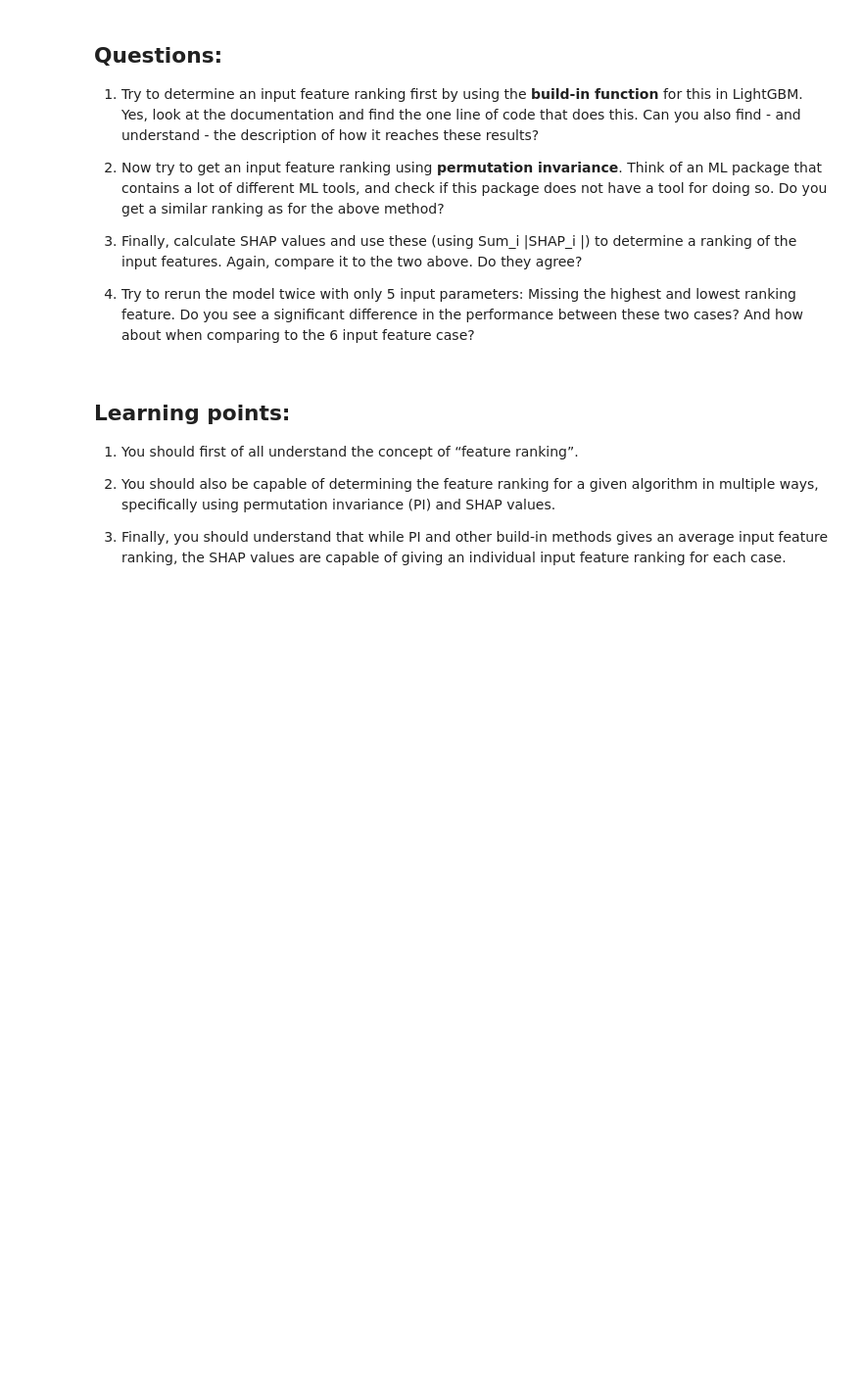
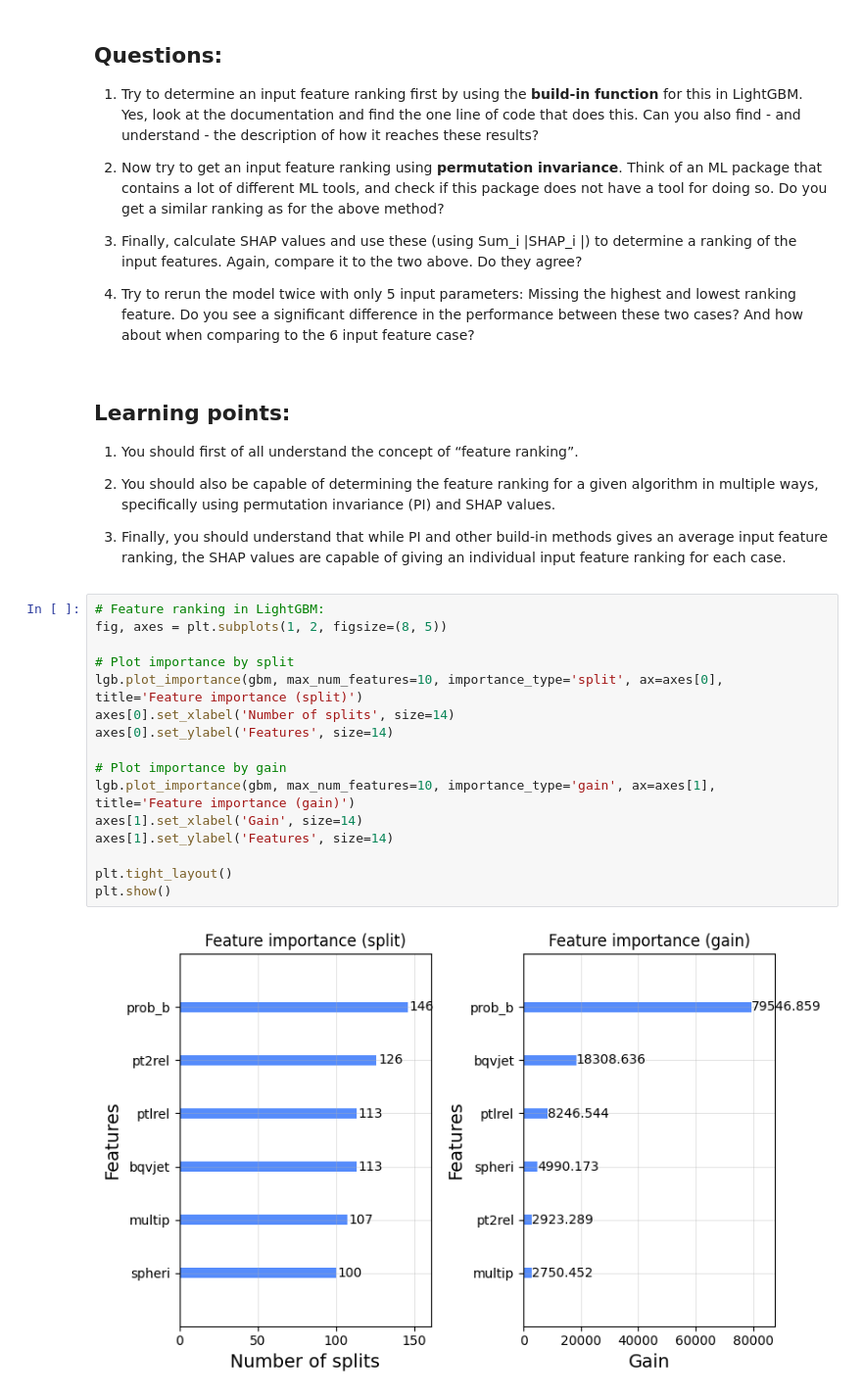
Before and after one commit to stupidodie/AppliedML2026, a Jupyter notebook: Week2/BjetSelection_InputFeatureRanking_original.ipynb, the cells around one changed output. Shown at 98% size. Cells and saved outputs as stored; diff of their text form; blank space fills up the shorter version.

```diff
--- a/Week2/BjetSelection_InputFeatureRanking_original.ipynb
+++ b/Week2/BjetSelection_InputFeatureRanking_original.ipynb
@@ -157,3 +176,21 @@ plt.show()
 2. You should also be capable of determining the feature ranking for a given algorithm in multiple ways, specifically using permutation invariance (PI) and SHAP values.
 
 3. Finally, you should understand that while PI and other build-in methods gives an average input feature ranking, the SHAP values are capable of giving an individual input feature ranking for each case.
+# %%
+# Feature ranking in LightGBM:
+fig, axes = plt.subplots(1, 2, figsize=(8, 5))
+
+# Plot importance by split
+lgb.plot_importance(gbm, max_num_features=10, importance_type='split', ax=axes[0], title='Feature importance (split)')
+axes[0].set_xlabel('Number of splits', size=14)
+axes[0].set_ylabel('Features', size=14)
+
+# Plot importance by gain
+lgb.plot_importance(gbm, max_num_features=10, importance_type='gain', ax=axes[1], title='Feature importance (gain)')
+axes[1].set_xlabel('Gain', size=14)
+axes[1].set_ylabel('Features', size=14)
+
+plt.tight_layout()
+plt.show()
+# %% [output]
+[figure, added]
```
Also changed, not shown: parts of 5 cells of this notebook, 1 other file.
